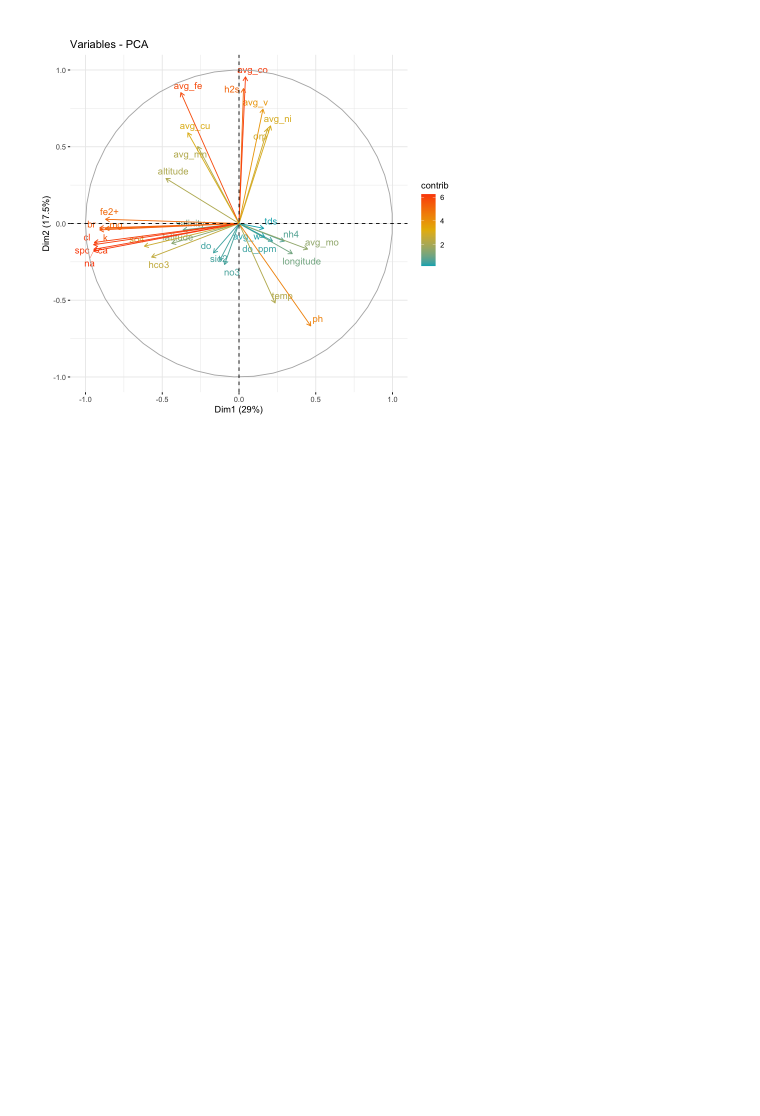
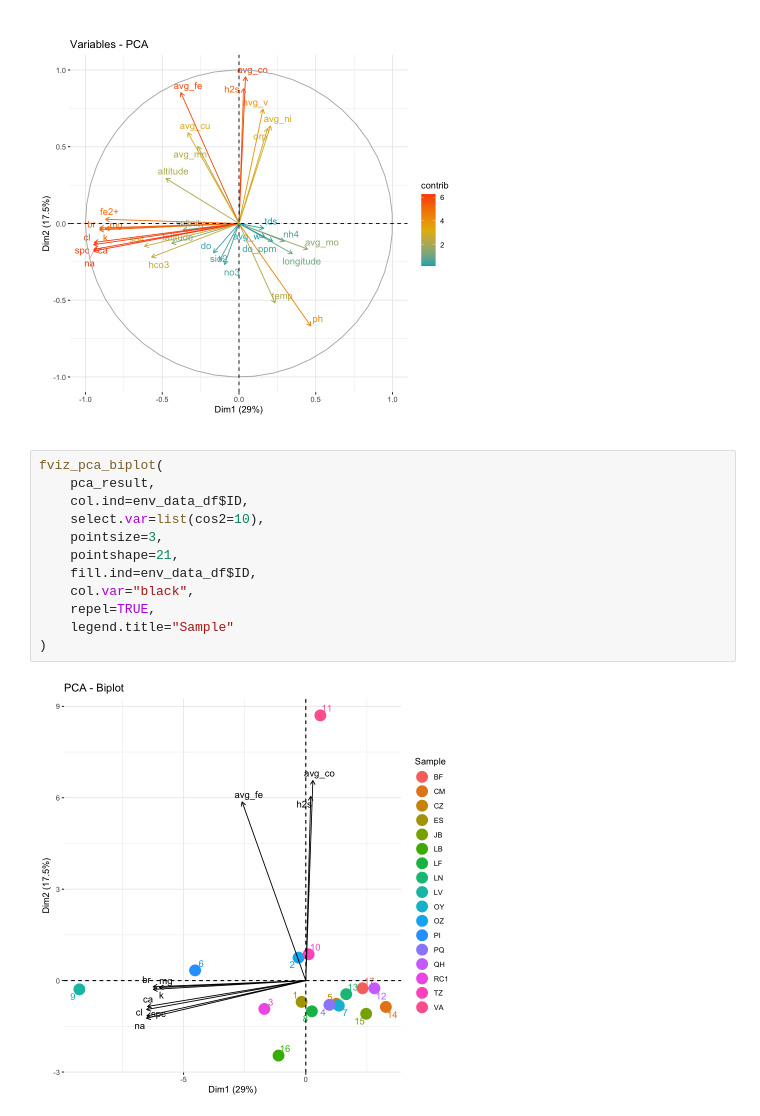
Before and after one commit to giovannellilab/geochem, a Jupyter notebook: notebooks/ARG23.ipynb, the cells around one changed output. Drawn from its saved outputs; the diff is of its cells as text; blank space fills up the shorter version.

Commit message:
Add initial PCA biplot

```diff
--- a/notebooks/ARG23.ipynb
+++ b/notebooks/ARG23.ipynb
@@ -598,3 +598,17 @@ fviz_pca_var(
 )
 # %% [output]
 [figure]
+# %%
+fviz_pca_biplot(
+    pca_result,
+    col.ind=env_data_df$ID,
+    select.var=list(cos2=10),
+    pointsize=3,
+    pointshape=21,
+    fill.ind=env_data_df$ID,
+    col.var="black",
+    repel=TRUE,
+    legend.title="Sample"
+)
+# %% [output]
+[figure, added]
```
